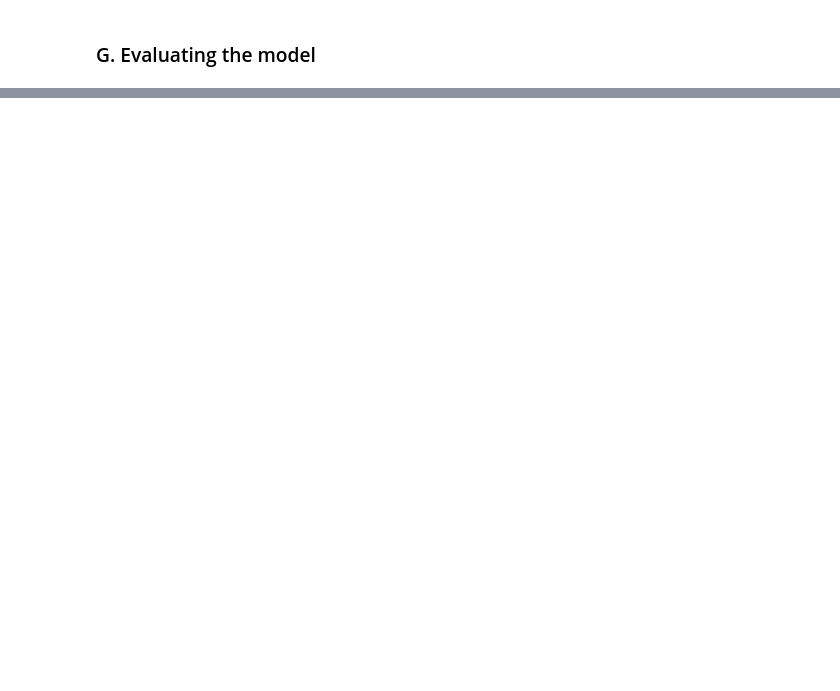
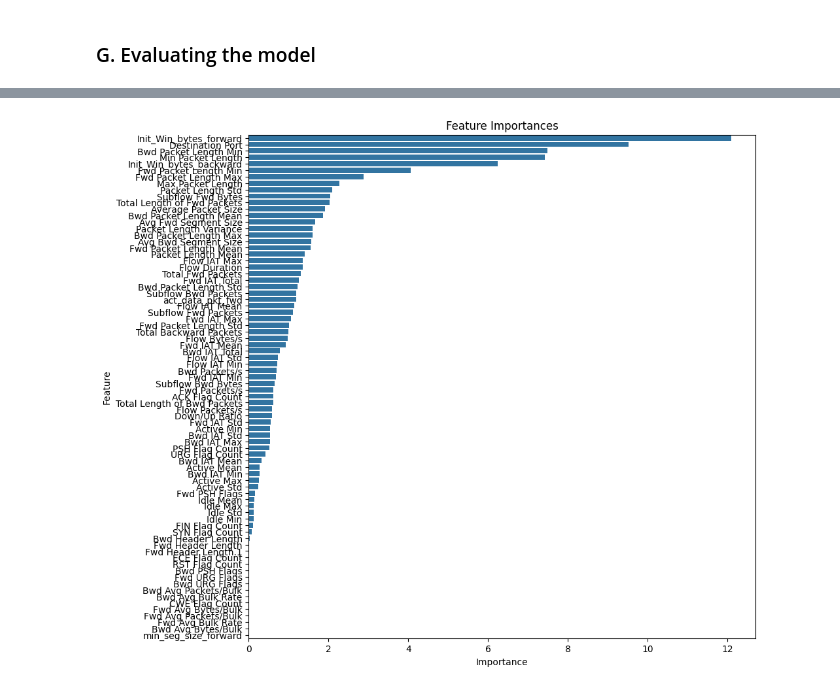
Before and after one commit to Harmxn02/CICIDS-IntrusionDetection, a Jupyter notebook: binary_classification/random_forest.ipynb, the cells around one changed output, grey strips where cells are left out. Saved outputs shown, nothing was run; the diff lists cells and outputs as text; code cells hidden in the pictures; blank space fills up the shorter version.

```diff
--- a/binary_classification/random_forest.ipynb
+++ b/binary_classification/random_forest.ipynb
@@ -351 +258,11 @@ feature_importances_df
 78 rows × 2 columns
+# %%
+import matplotlib.pyplot as plt
+import seaborn as sns
+
+plt.figure(figsize=(10, 10))
+sns.barplot(x="Importance", y="Feature", data=feature_importances_df)
+plt.title("Feature Importances")
+plt.show()
+# %% [output]
+[figure, added]
```
Also changed, not shown: parts of 22 cells of this notebook.
